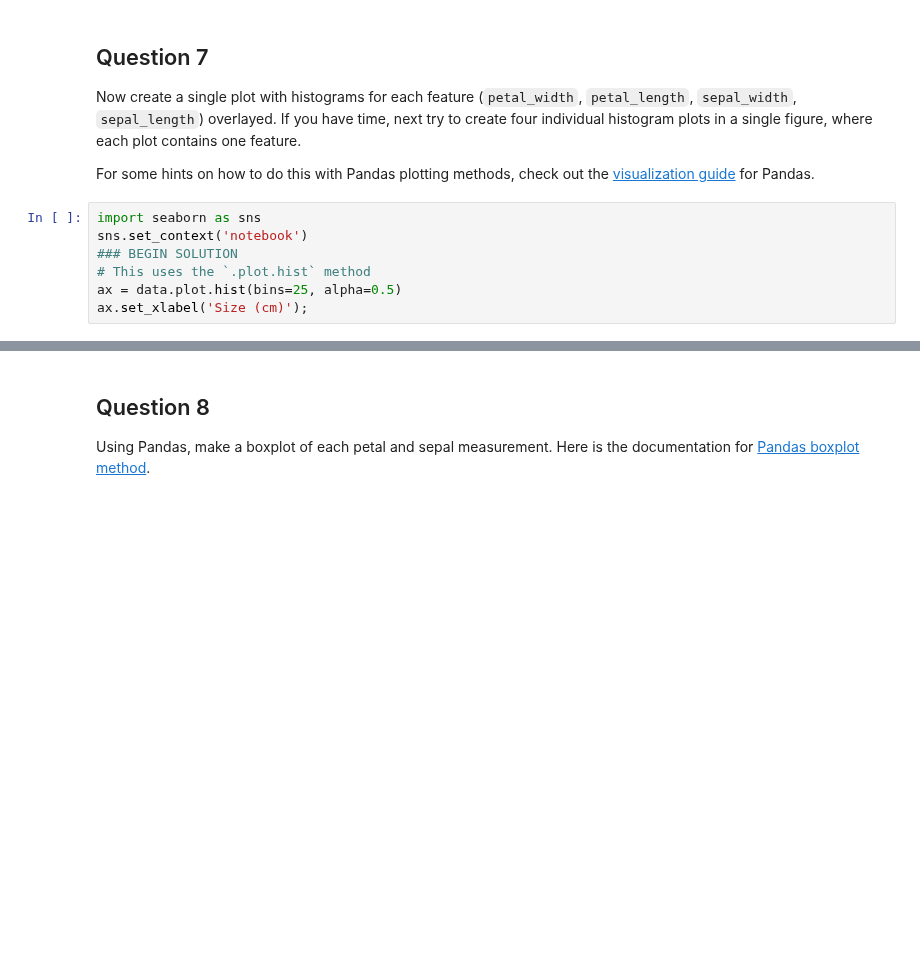
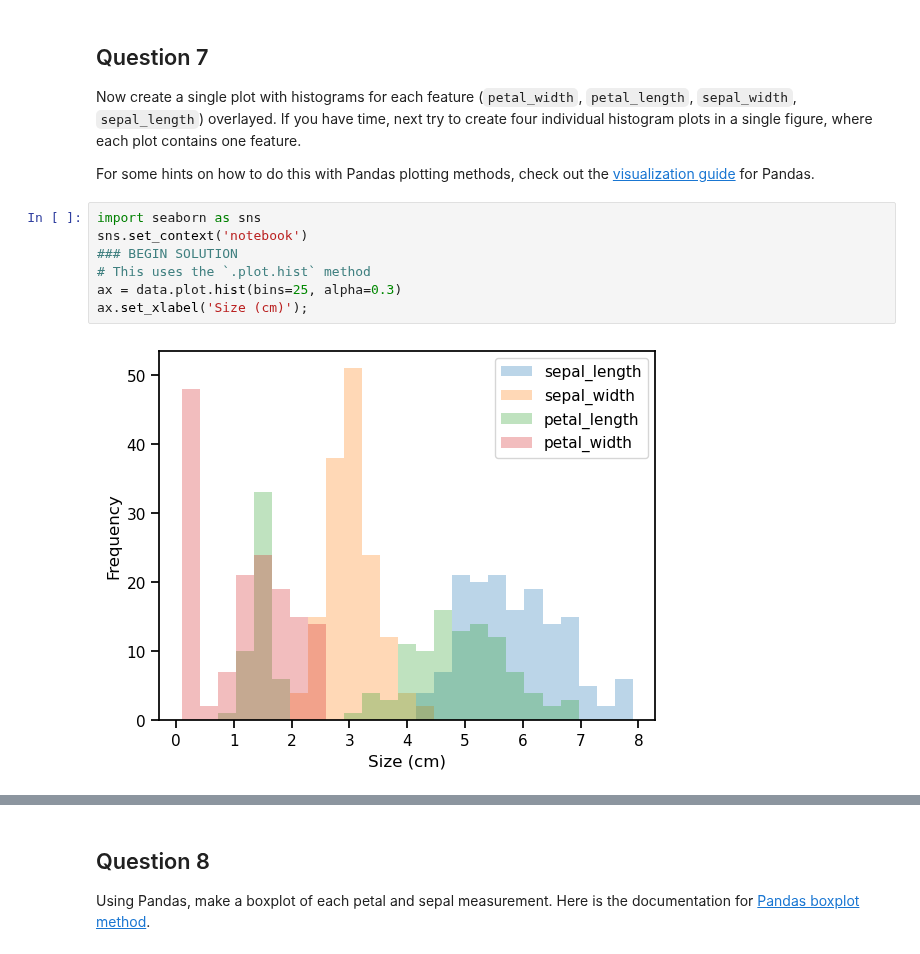
Before and after one commit to Ronnie5562/ML002, a Jupyter notebook: IBM ML/Exploratory Data Analysis (E.D.A)/01c_LAB_EDA.ipynb, the cells around one changed output, grey strips where cells are left out. Cells and saved outputs as stored; diff of their text form; blank space fills up the shorter version.

```diff
--- a/IBM ML/Exploratory Data Analysis (E.D.A)/01c_LAB_EDA.ipynb
+++ b/IBM ML/Exploratory Data Analysis (E.D.A)/01c_LAB_EDA.ipynb
@@ -226,7 +249,9 @@ For some hints on how to do this with Pandas plotting methods, check out the [vi
 # %%
 import seaborn as sns
 sns.set_context('notebook')
 ### BEGIN SOLUTION
 # This uses the `.plot.hist` method
-ax = data.plot.hist(bins=25, alpha=0.5)
+ax = data.plot.hist(bins=25, alpha=0.3)
 ax.set_xlabel('Size (cm)');
+# %% [output]
+[figure, added]
```
Also changed, not shown: parts of 11 cells of this notebook, 1 other file.
